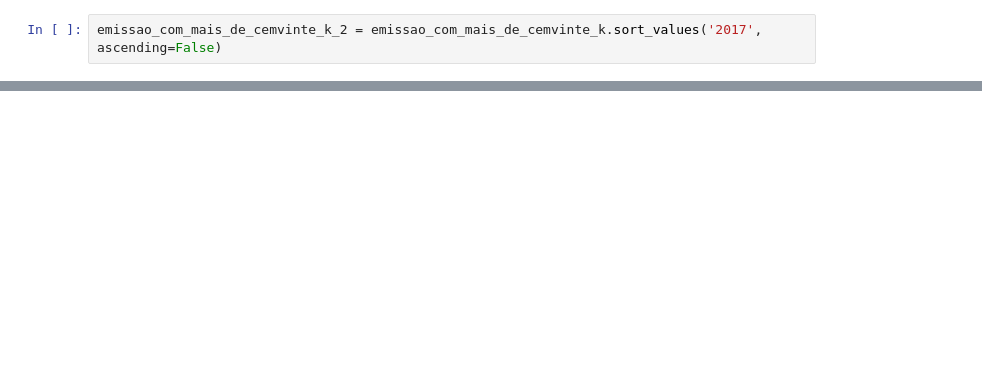
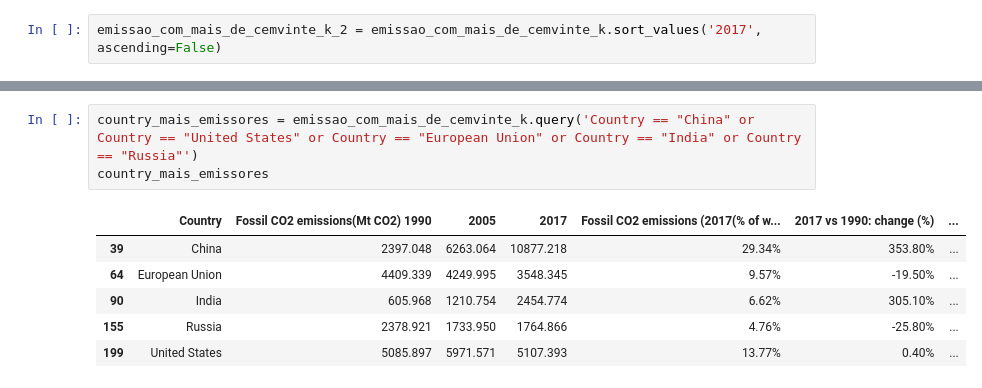
Before and after one commit to henriquecarvalho-maker/Emiss-o-de-Carbono-por-Pais, a Jupyter notebook: analise_carbono_pais.ipynb, the cells around one changed output, grey strips where cells are left out. Drawn from its saved outputs; the diff is of its cells as text; blank space fills up the shorter version.

```diff
--- a/analise_carbono_pais.ipynb
+++ b/analise_carbono_pais.ipynb
@@ -121,0 +122,10 @@ Text(0.5, 1.0, '\n Emissão de Carbono Por País em 2017 (Mt CO2)\n')
+# %%
+country_mais_emissores = emissao_com_mais_de_cemvinte_k.query('Country == "China" or Country == "United States" or Country == "European Union" or Country == "India" or Country == "Russia"')
+country_mais_emissores
+# %% [output]
+|  | Country | Fossil CO2 emissions(Mt CO2) 1990 | 2005 | 2017 | Fossil CO2 emissions (2017(% of w... | 2017 vs 1990: change (%) | ... |
+| 39 | China | 2397.048 | 6263.064 | 10877.218 | 29.34% | 353.80% | ... |
+| 64 | European Union | 4409.339 | 4249.995 | 3548.345 | 9.57% | -19.50% | ... |
+| 90 | India | 605.968 | 1210.754 | 2454.774 | 6.62% | 305.10% | ... |
+| 155 | Russia | 2378.921 | 1733.950 | 1764.866 | 4.76% | -25.80% | ... |
+| 199 | United States | 5085.897 | 5971.571 | 5107.393 | 13.77% | 0.40% | ... |
```
Also changed, not shown: parts of 4 cells of this notebook.
